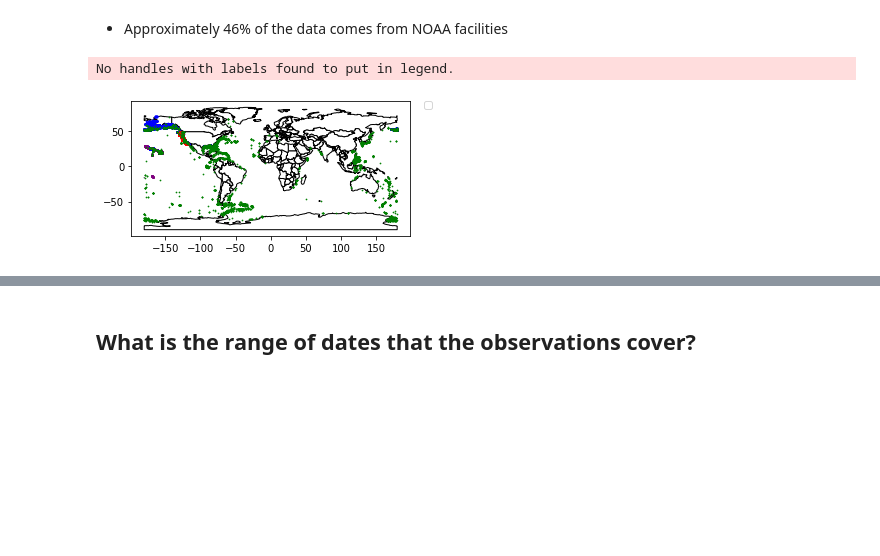
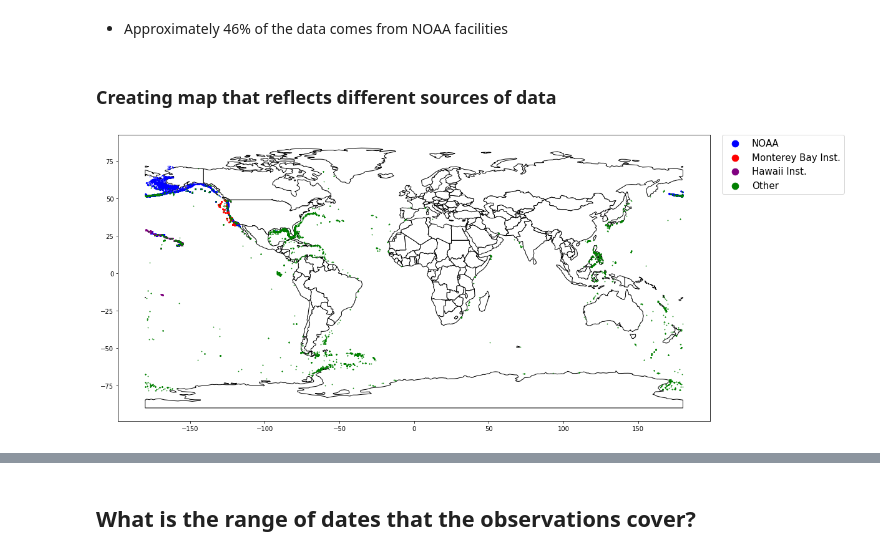
Before and after one commit to SamuelD-Data/deep_sea_corals_project, a Jupyter notebook: deep_sea_corals_project_notebook.ipynb, the cells around one changed output, grey strips where cells are left out. Cells and saved outputs as stored; diff of their text form; code cells hidden in the pictures; blank space fills up the shorter version.

Commit message:
rescaled data source figure, added legend, converted observation_date column to datetime

```diff
--- a/deep_sea_corals_project_notebook.ipynb
+++ b/deep_sea_corals_project_notebook.ipynb
@@ -104,3 +110,5 @@ df = df.dropna()
+# %%
+df['ObservationDate']= pd.to_datetime(df['ObservationDate'])
 # %% [markdown]
 ### Renaming Columns
 # %%
@@ -206,34 +214,35 @@ Name: data_provider, dtype: float64
 Total % of observations from NOAA: 46.0%
 # %% [markdown]
 - Approximately 46% of the data comes from NOAA facilities
+# %% [markdown]
+### Creating map that reflects different sources of data
 # %%
 # loading world map
 earth_map = gpd.read_file(gpd.datasets.get_path('naturalearth_lowres'))
-base = earth_map.plot(color='white', edgecolor='black', legend = True, legend_kwds={'bbox_to_anchor': (1.3, 1)}, figsize = (5,10))
+base = earth_map.plot(color='white', edgecolor='black', legend = True, figsize = (17, 20))
 
 # separating rows by data provider
 noaa_data = df[df.data_provider.str.contains('noaa')]
-mbaqri_data = df[df.data_provider == 'monterey bay aquarium research institute']
+mbari_data = df[df.data_provider == 'monterey bay aquarium research institute']
 hurl_data = df[df.data_provider == 'hawaii undersea research laboratory']
 alt_data = df[
     (df.data_provider != 'hawaii undersea research laboratory') &
     (df.data_provider != 'monterey bay aquarium research institute') &
     (df.data_provider.str.contains('noaa') == False)
              ]
 
 # creating dataframe for geoplot
 noaa_data = df_to_gdf(noaa_data)
-mbaqri_data = df_to_gdf(mbaqri_data)
+mbari_data = df_to_gdf(mbari_data)
 hurl_data = df_to_gdf(hurl_data)
 alt_data = df_to_gdf(alt_data)
 
 # plotting
 noaa_data.plot(ax = base, marker = 'o', color = 'blue', markersize=0.5)
-mbaqri_data.plot(ax = base, marker = 'o', color = 'red', markersize=0.5)
+mbari_data.plot(ax = base, marker = 'o', color = 'red', markersize=0.5)
 hurl_data.plot(ax = base, marker = 'o', color = 'purple', markersize=0.5)
 alt_data.plot(ax = base, marker = 'o', color = 'green', markersize=0.5)
-plt.legend(bbox_to_anchor=(1.05, 1), loc=2, borderaxespad=0.)
+plt.legend(bbox_to_anchor=(1.02, 1), loc=2, borderaxespad=0., labels=['NOAA', 'Monterey Bay Inst.', 'Hawaii Inst.', 'Other'], prop={'size': 15}, markerscale = 15)
 plt.show()
 # %% [output]
-No handles with labels found to put in legend.
-[figure, old version]
+[figure, new version]
```
Also changed, not shown: parts of 14 cells of this notebook.
